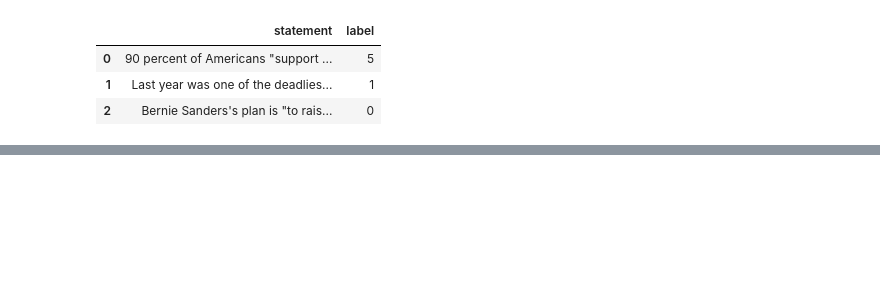
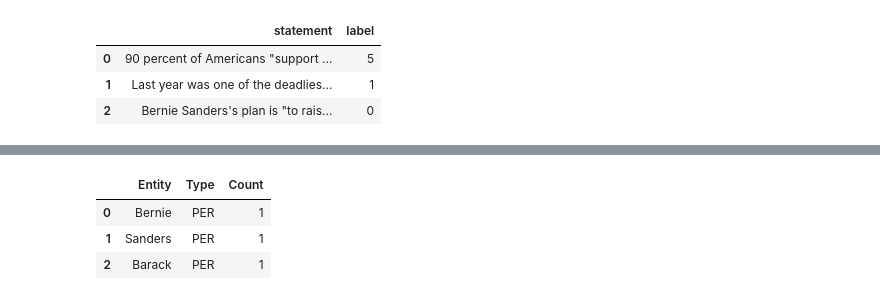
Before and after one commit to matusstanko/NLPD_18, a Jupyter notebook: part1.ipynb, the cells around one changed output, grey strips where cells are left out. Cells and saved outputs as stored; diff of their text form; code cells hidden in the pictures; blank space fills up the shorter version.

```diff
--- a/part1.ipynb
+++ b/part1.ipynb
@@ -122,0 +84,7 @@ See the caveats in the documentation: https://pandas.pydata.org/pandas-docs/stab
+# %%
+true_labels = [3,4, 5]   # True, Mostly-true,    .............Half-true will be skipped
+false_labels = [0, 1,2]  # Mostly-false will be skipped.....,False, Pants on Fire
+
+# Split into true and false news DataFrames
+df_RoBert_true = df_RoBert[df_RoBert["label"].isin(true_labels)]
+df_RoBert_false = df_RoBert[df_RoBert["label"].isin(false_labels)]
@@ -122,0 +104,31 @@ See the caveats in the documentation: https://pandas.pydata.org/pandas-docs/stab
+# %%
+import pandas as pd
+from collections import Counter
+
+def count_entities_with_type(df):
+    """Counts occurrences of each entity (name, type) and returns a DataFrame."""
+    all_entities = [
+        (entity[0], entity[1]) for entities in df["clean_entities"] if entities for entity in entities
+    ]
+
+    entity_counts = Counter(all_entities).most_common()  # Count all entities
+
+    # ✅ Fix: Unpack entity tuple correctly
+    df_entities = pd.DataFrame(
+        [(ent[0], ent[1], count) for ent, count in entity_counts],
+        columns=["Entity", "Type", "Count"]
+    )
+
+    return df_entities
+
+# Apply to true and false news
+df_RoBert_true_entities = count_entities_with_type(df_RoBert_true)
+df_RoBert_false_entities = count_entities_with_type(df_RoBert_false)
+
+
+df_RoBert_false_entities.head(3)
+# %% [output]
+|  | Entity | Type | Count |
+| 0 | Bernie | PER | 1 |
+| 1 | Sanders | PER | 1 |
+| 2 | Barack | PER | 1 |
```
Also changed, not shown: parts of 17 cells of this notebook, 3 other files.
